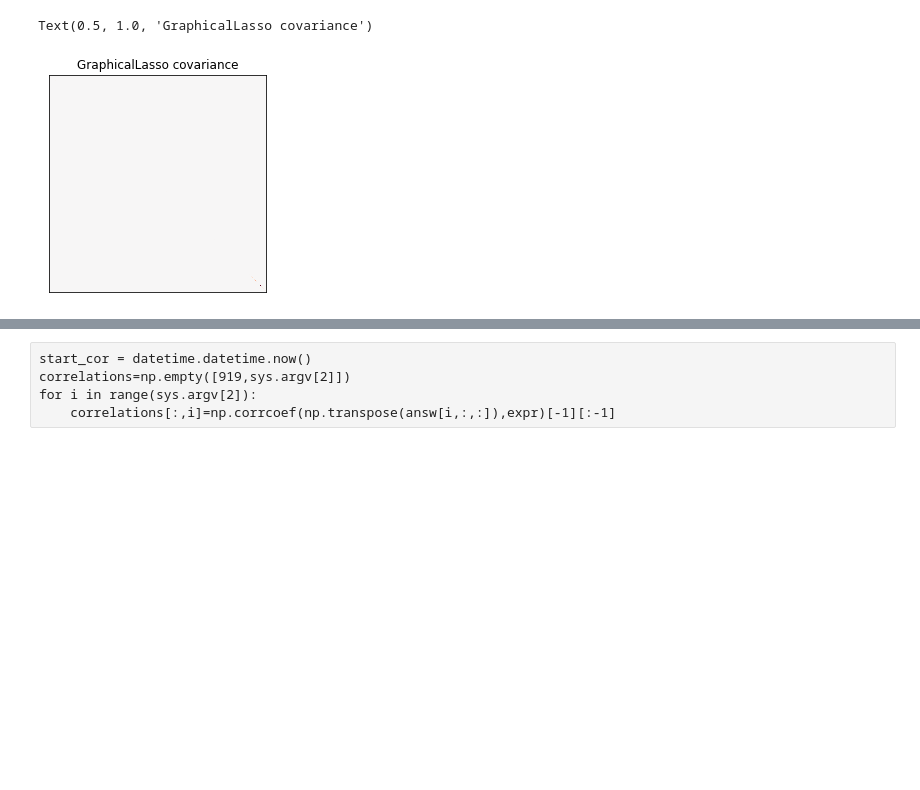
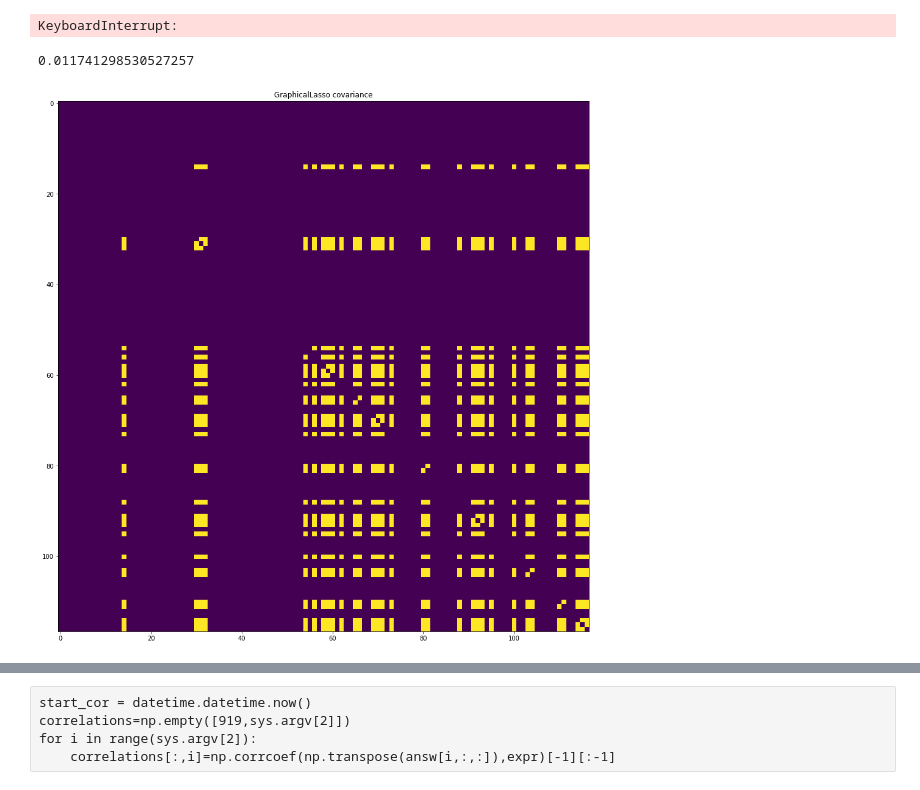
Before and after one commit to adespi/link_epi_to_expr, a Jupyter notebook: test_GraphicalLasso.ipynb, the cells around one changed output, grey strips where cells are left out. Drawn from its saved outputs; the diff is of its cells as text; code cells hidden in the pictures; blank space fills up the shorter version.

```diff
--- a/test_GraphicalLasso.ipynb
+++ b/test_GraphicalLasso.ipynb
@@ -55,19 +127,35 @@ answ[1,:,:].shape
 # %%
 from sklearn.covariance import GraphicalLasso
-model = GraphicalLasso(max_iter=1000)
+model = GraphicalLasso(max_iter=100)
 #X = (n_samples = 445*5000, n_features=919) answ=np.empty([sys.argv[2],445,919])
-X = answ[1,:,:]
-#X = answ.reshape([sys.argv[2]*445,919)
+#X = answ[1,:,:]
+X = answ.reshape(sys.argv[2]*445,919)
 model.fit(X)
 cov_ = model.covariance_
 prec_ = model.precision_
-
-vmax = cov_.max()
-plt.imshow(cov_, interpolation='nearest', vmin=-vmax, vmax=vmax,
-           cmap=plt.cm.RdBu_r)
-plt.xticks(())
-plt.yticks(())
-plt.title('%s covariance' % "GraphicalLasso")
 # %% [output]
-Text(0.5, 1.0, 'GraphicalLasso covariance')
+KeyboardInterrupt:
-[figure, removed]
+# %%
+print(cov_.max())
+np.fill_diagonal(cov_,0)
+labs=pd.read_csv("deepsea_postprocessing/predictor.names",header = None).values.flatten()
+cov_pd=pd.DataFrame(cov_, index=labs, columns=labs)
+# %% [output]
+0.011741298530527257
+# %%
+vmax = cov_.max()
+plt.figure(figsize=(16, 16))
+limit_min=800
+limit_max=917
+#plt.imshow(cov_pd, interpolation='nearest')#, vmin=0, vmax=vmax/100000,
+plt.imshow(cov_[limit_min:limit_max,limit_min:limit_max]>0, interpolation='nearest')#, vmin=0, vmax=vmax/100000,
+           #cmap=plt.cm.RdBu_r)
+#print(labs)
+#plt.axis(labs)
+#plt.xlabel(labs)
+#plt.xticks(())
+#plt.yticks(())
+plt.title('%s covariance' % "GraphicalLasso")
+plt.show()
+# %% [output]
+[figure, added]
```
Also changed, not shown: parts of 8 cells of this notebook, 1 other file.
